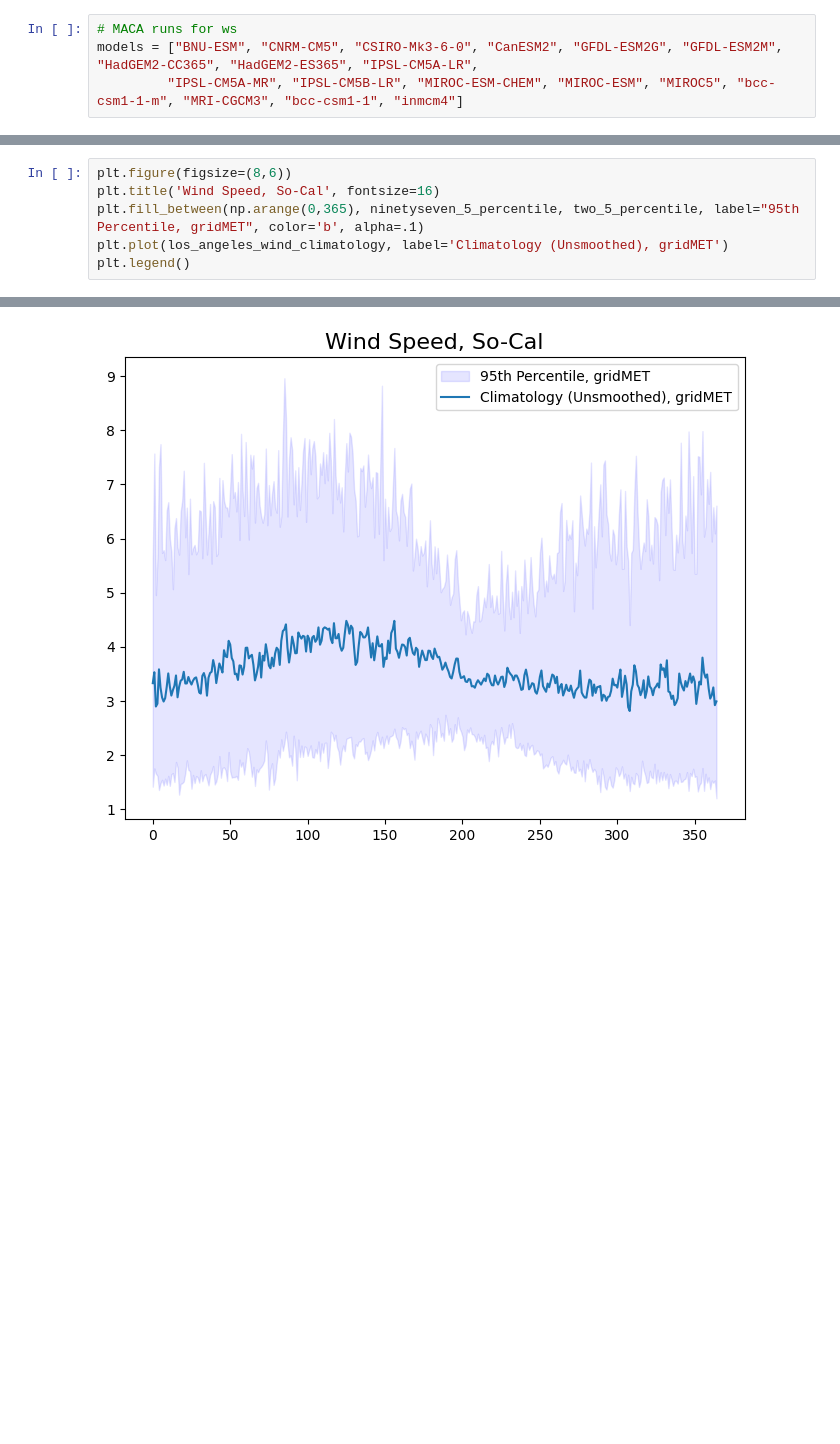
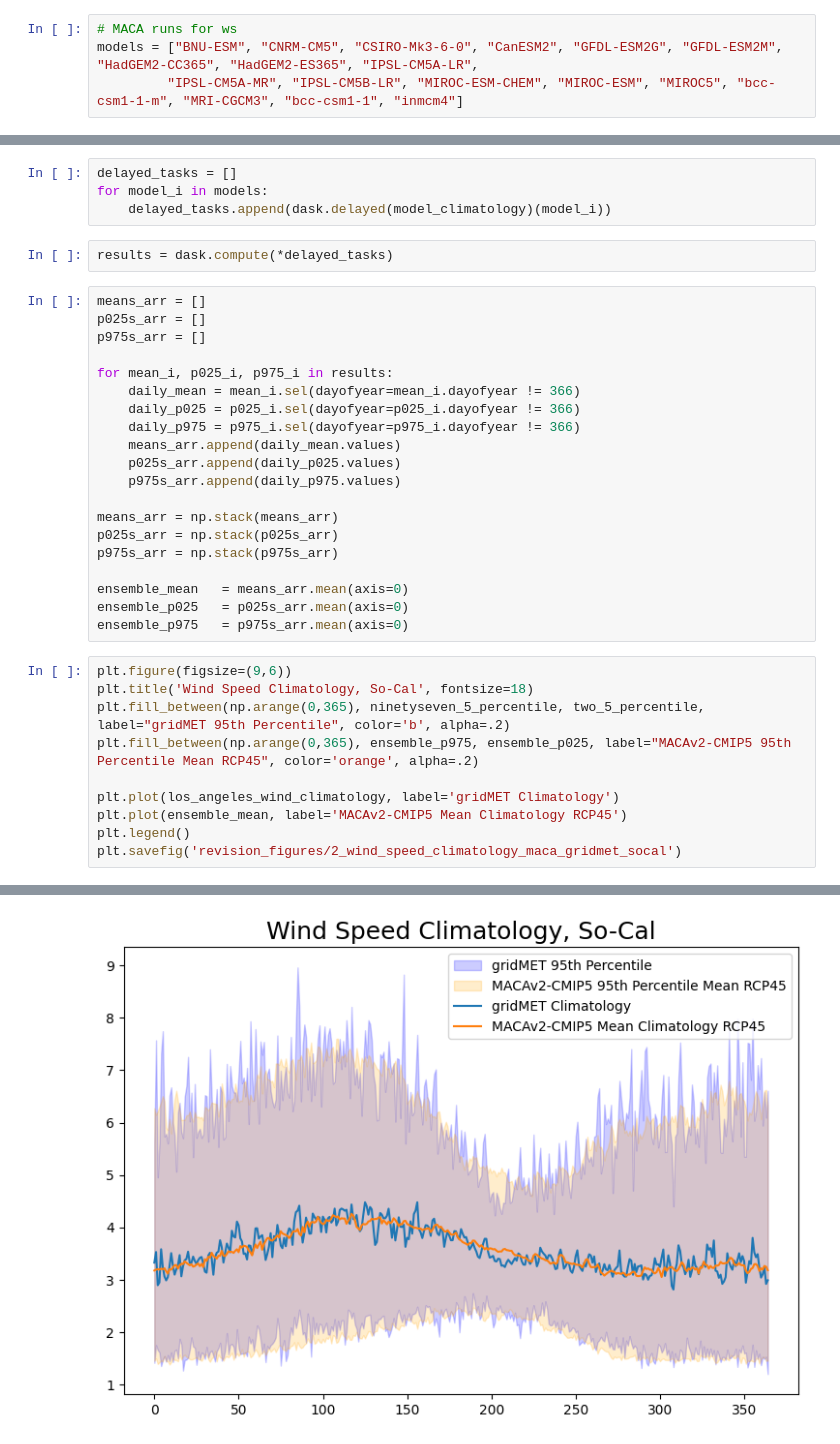
Before and after one commit to theo-avila/2024_FWI_CMIP5_Ensemble_Avila, a Jupyter notebook: revision_notebooks/Seasonal_Winds_RC.ipynb, the cells around one changed output, grey strips where cells are left out. Saved outputs shown, nothing was run; the diff lists cells and outputs as text; blank space fills up the shorter version.

Commit message:
wind speed on rc using large macav2 ensemble for climatologies

```diff
--- a/revision_notebooks/Seasonal_Winds_RC.ipynb
+++ b/revision_notebooks/Seasonal_Winds_RC.ipynb
@@ -83,7 +141,37 @@ ValueError: Dataset.plot cannot be called directly. Use an explicit plot method,
+# %%
+delayed_tasks = []
+for model_i in models:
+    delayed_tasks.append(dask.delayed(model_climatology)(model_i))
+# %%
+results = dask.compute(*delayed_tasks)
+# %%
+means_arr = []
+p025s_arr = []
+p975s_arr = []
+
+for mean_i, p025_i, p975_i in results:
+    daily_mean = mean_i.sel(dayofyear=mean_i.dayofyear != 366)
+    daily_p025 = p025_i.sel(dayofyear=p025_i.dayofyear != 366)
+    daily_p975 = p975_i.sel(dayofyear=p975_i.dayofyear != 366)
+    means_arr.append(daily_mean.values)
+    p025s_arr.append(daily_p025.values)
+    p975s_arr.append(daily_p975.values)
+
+means_arr = np.stack(means_arr)
+p025s_arr = np.stack(p025s_arr)
+p975s_arr = np.stack(p975s_arr)
+
+ensemble_mean   = means_arr.mean(axis=0)
+ensemble_p025   = p025s_arr.mean(axis=0)
+ensemble_p975   = p975s_arr.mean(axis=0)
 # %%
-plt.figure(figsize=(8,6))
-plt.title('Wind Speed, So-Cal', fontsize=16)
-plt.fill_between(np.arange(0,365), ninetyseven_5_percentile, two_5_percentile, label="95th Percentile, gridMET", color='b', alpha=.1)
-plt.plot(los_angeles_wind_climatology, label='Climatology (Unsmoothed), gridMET')
+plt.figure(figsize=(9,6))
+plt.title('Wind Speed Climatology, So-Cal', fontsize=18)
+plt.fill_between(np.arange(0,365), ninetyseven_5_percentile, two_5_percentile, label="gridMET 95th Percentile", color='b', alpha=.2)
+plt.fill_between(np.arange(0,365), ensemble_p975, ensemble_p025, label="MACAv2-CMIP5 95th Percentile Mean RCP45", color='orange', alpha=.2)
+
+plt.plot(los_angeles_wind_climatology, label='gridMET Climatology')
+plt.plot(ensemble_mean, label='MACAv2-CMIP5 Mean Climatology RCP45')
 plt.legend()
+plt.savefig('revision_figures/2_wind_speed_climatology_maca_gridmet_socal')
 # %% [output]
@@ -91 +178 @@ plt.legend()
-[figure, old version]
+[figure, new version]
```
Also changed, not shown: parts of 11 cells of this notebook, 19 other files.
